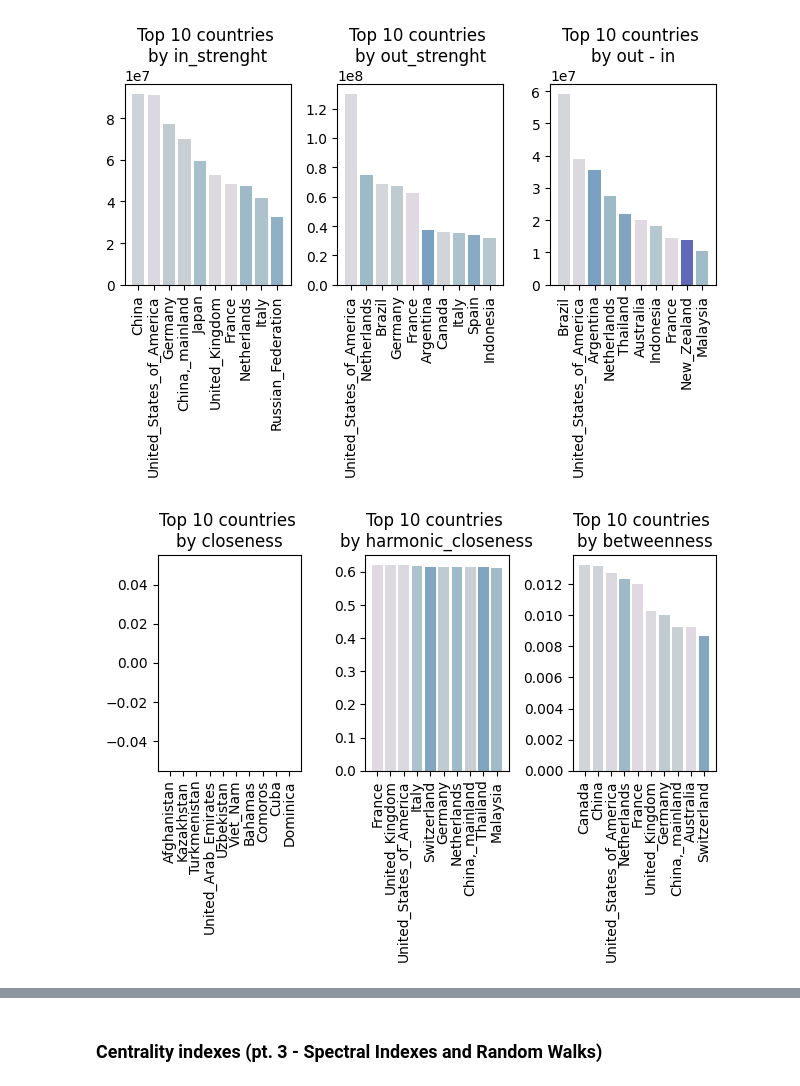
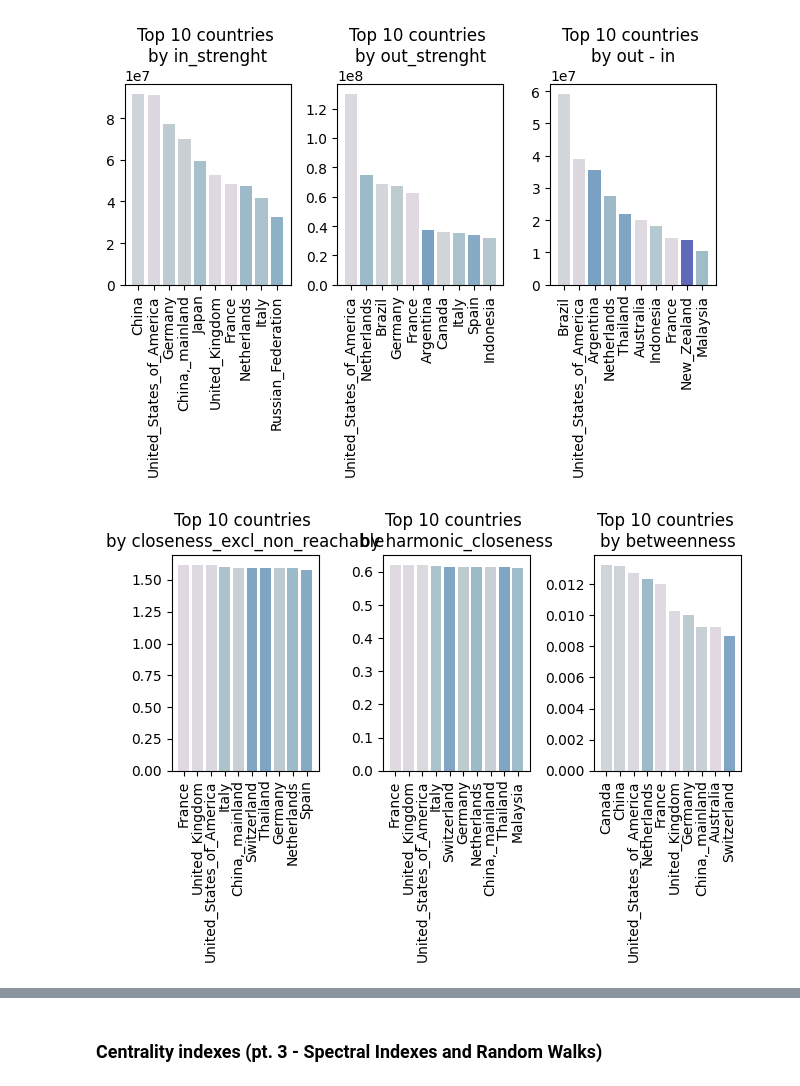
Before and after one commit to emanuelena49/fao-trade-network-analysis, a Jupyter notebook: fao_trade.ipynb, the cells around one changed output, grey strips where cells are left out. Saved outputs shown, nothing was run; the diff lists cells and outputs as text; code cells hidden in the pictures.

```diff
--- a/fao_trade.ipynb
+++ b/fao_trade.ipynb
@@ -238,13 +238,3 @@ This analaysis includes:
 ### Graph overview
 
 With what kind of graph are we dealing with? Is it dense or is it sparse? Is it (strongly/weakly) connected?
-# %%
-# general graph properties
-
-n = len(all_layers_g.nodes)
-m = len(all_layers_g.edges)
-
-print(f"Nr. of nodes (Size): {n}")
-print(f"Nr. of directed edges (Volume): {m}")
-print(f"Total weight of directed edges: {sum([all_layers_g.edges[e]['weight'] for e in all_layers_g.edges])}")
-print(f"Density: {round(m/(n*(n-1)), 4)}")
@@ -255,0 +241,13 @@ Density: 0.3013
+# %%
+# general graph properties
+topological = {}
+
+topological["n"] = len(all_layers_g.nodes)
+topological["m"] = len(all_layers_g.edges)
+topological["tot_weight"] = sum([all_layers_g.edges[e]['weight'] for e in all_layers_g.edges])
+topological["density"] = topological["m"]/topological["n"]*(topological["n"]-1)
+
+print(f"Nr. of nodes (Size): {topological['n']}")
+print(f"Nr. of directed edges (Volume): {topological['m']}")
+print(f"Total weight of directed edges: {topological['tot_weight']}")
+print(f"Density: {round(topological['density'], 4)}")
@@ -256,8 +259,10 @@ Density: 0.3013
 # %%
 # Check if graph is connected
+topological["weakly_connected"] = nx.is_weakly_connected(all_layers_g)
+topological["strongly_connected"] = nx.is_strongly_connected(all_layers_g)
 
-print("Weakly connected: ", nx.is_weakly_connected(all_layers_g))
-print("Strongly connected: ", nx.is_strongly_connected(all_layers_g))
+print("Weakly connected: ", topological["weakly_connected"])
+print("Strongly connected: ", topological["strongly_connected"])
 # %% [output]
 Weakly connected:  True
 Strongly connected:  False
@@ -302,7 +307,7 @@ dist = nx.floyd_warshall(all_layers_g, weight=None)
 # %%
 # Calculate closeness using distances
 
-def calculate_all_closeness(distances: Dict[str, Dict[str, float]]) \
+def calculate_all_closeness(distances: Dict[str, Dict[str, float]], n: int) \
     -> Tuple[Dict[str, float], Dict[str, float], Dict[str, float]]:
     """Calculate one-shot all the closeness centrality measures
     (standard, excluding non reachable nodes, harmonic), given
@@ -338,7 +343,7 @@ def calculate_all_closeness(distances: Dict[str, Dict[str, float]]) \
 
 centralities["closeness"],  \
 centralities["closeness_excl_non_reachable"], \
-centralities["harmonic_closeness"] = calculate_all_closeness(dist)
+centralities["harmonic_closeness"] = calculate_all_closeness(dist, topological["n"])
 # %%
 # Calculate betweenness centrality
 centralities["betweenness"] = nx.betweenness_centrality(all_layers_g)
@@ -398,14 +403,14 @@ plt.show()
 # %%
 # top 10 closeness and betweenness
 plt.subplot(1, 3, 1)
-plot_top_k_centralities(centralities, 10, "closeness")
+plot_top_k_centralities(centralities, 10, "closeness_excl_non_reachable")
 
 plt.subplot(1, 3, 2)
 plot_top_k_centralities(centralities, 10, "harmonic_closeness")
 
 plt.subplot(1, 3, 3)
 plot_top_k_centralities(centralities, 10, "betweenness")
 
 plt.show()
 # %% [output]
-[figure, old version]
+[figure, new version]
```
Also changed, not shown: parts of 17 cells of this notebook.
